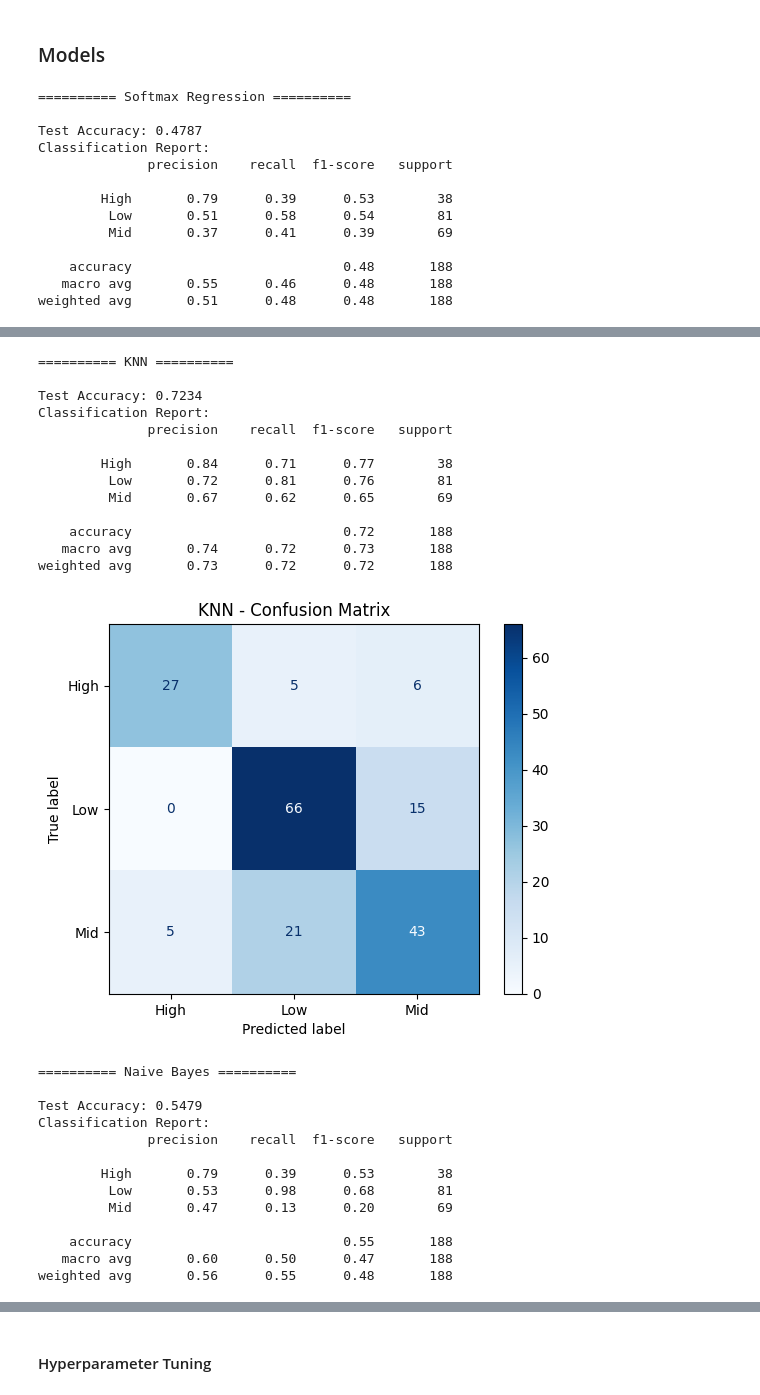
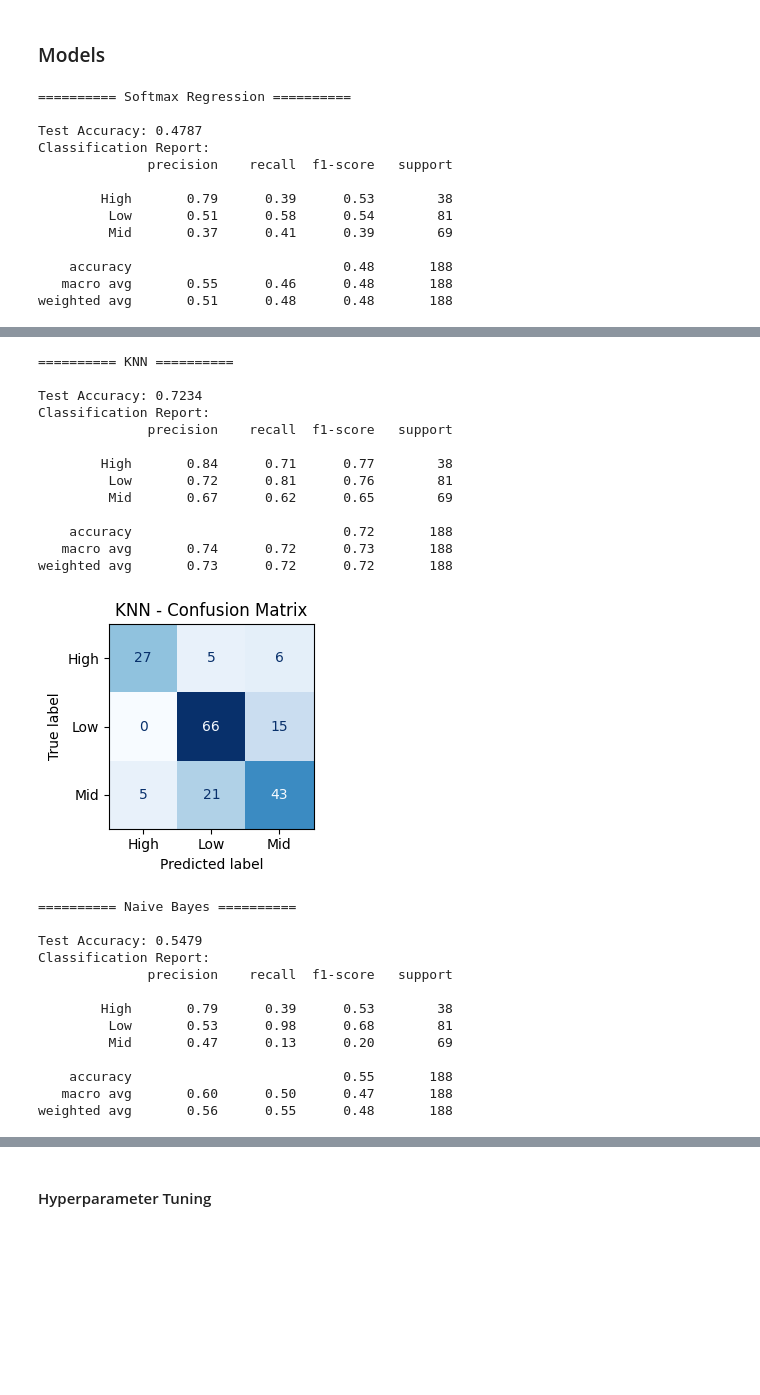
Before and after one commit to a-leena/maternal_health_risk, a Jupyter notebook: notebook/Models.ipynb, the cells around one changed output, grey strips where cells are left out. Saved outputs shown, nothing was run; the diff lists cells and outputs as text; code cells hidden in the pictures; blank space fills up the shorter version.

Commit message:
model training and tuning

```diff
--- a/notebook/Models.ipynb
+++ b/notebook/Models.ipynb
@@ -65,14 +64,13 @@ models = {
     "Gradient Boosting": GradientBoostingClassifier(n_estimators=100, max_depth=5, learning_rate=0.05, random_state=42),
     "SVM": SVC(kernel='rbf', probability=True, random_state=42),
     "XGBoost": XGBClassifier(random_state=42),
-    "LightGBM": LGBMClassifier(n_estimators=100, max_depth=5, learning_rate=0.05, random_state=42),
     "CatBoost": CatBoostClassifier(n_estimators=100, learning_rate=0.05, max_depth=5, verbose=0, random_state=42)
 }
 # %%
 results = {}
 for name, model in models.items():
     print(f"========== {name} ==========\n")
-    if name in ["XGBoost", "LightGBM", "CatBoost"]:
+    if name in ["XGBoost", "CatBoost"]:
         model.fit(X_train, le.transform(y_train))
         y_pred_encoded = model.predict(X_test)
         y_pred = le.inverse_transform(y_pred_encoded)
@@ -86,8 +84,10 @@ for name, model in models.items():
     print(classification_report(y_test, y_pred))
     cm = confusion_matrix(y_test, y_pred, labels=le.classes_)
     disp = ConfusionMatrixDisplay(confusion_matrix=cm, display_labels=le.classes_)
-    disp.plot(cmap="Blues")
+    fig, ax = plt.subplots(figsize=(3,3))
+    disp.plot(ax=ax,cmap="Blues", colorbar=False)
     plt.title(f"{name} - Confusion Matrix")
+    plt.tight_layout()
     plt.show()
 # %% [output]
 ========== Softmax Regression ==========
@@ -268,7 +261,7 @@ for model_name, model_params in params.items():
         n_jobs=-1,
         verbose=1
     )
-    if model_name in ["XGBoost", "LightGBM", "CatBoost"]:
+    if model_name in ["XGBoost", "CatBoost"]:
         grid.fit(X_train, le.transform(y_train))
         best_model = grid.best_estimator_
         y_pred_encoded = best_model.predict(X_test)
@@ -378,14 +366,13 @@ models_small = {
     "Gradient Boosting": GradientBoostingClassifier(n_estimators=100, max_depth=5, learning_rate=0.05, random_state=42),
     "SVM": SVC(kernel='rbf', probability=True, random_state=42),
     "XGBoost": XGBClassifier(random_state=42),
-    "LightGBM": LGBMClassifier(n_estimators=100, max_depth=5, learning_rate=0.05, random_state=42),
     "CatBoost": CatBoostClassifier(n_estimators=100, learning_rate=0.05, max_depth=5, verbose=0, random_state=42)
 }
 # %%
 results_small = {}
 for name, model in models_small.items():
     print(f"========== {name} ==========\n")
-    if name in ["XGBoost", "LightGBM", "CatBoost"]:
+    if name in ["XGBoost", "CatBoost"]:
         model.fit(X_train, le.transform(y_train))
         y_pred_encoded = model.predict(X_test)
         y_pred = le.inverse_transform(y_pred_encoded)
@@ -399,8 +386,10 @@ for name, model in models_small.items():
     print(classification_report(y_test, y_pred))
     cm = confusion_matrix(y_test, y_pred, labels=le.classes_)
     disp = ConfusionMatrixDisplay(confusion_matrix=cm, display_labels=le.classes_)
-    disp.plot(cmap="Blues")
+    fig, ax = plt.subplots(figsize=(3,3))
+    disp.plot(ax=ax,cmap="Blues", colorbar=False)
     plt.title(f"{name} - Confusion Matrix")
+    plt.tight_layout()
     plt.show()
 
 print("========== Model Summaries ==========\n")
@@ -424,17 +413,17 @@ weighted avg       0.51      0.48      0.48       188
 ========== KNN ==========
 
 Test Accuracy: 0.7234
 Classification Report:
               precision    recall  f1-score   support
 
         High       0.84      0.71      0.77        38
          Low       0.72      0.81      0.76        81
          Mid       0.67      0.62      0.65        69
 
     accuracy                           0.72       188
    macro avg       0.74      0.72      0.73       188
 weighted avg       0.73      0.72      0.72       188
-[figure, old version]
+[figure, new version]
 ========== Naive Bayes ==========
 
 Test Accuracy: 0.5479
```
Also changed, not shown: parts of 12 cells of this notebook, 8 other files.
